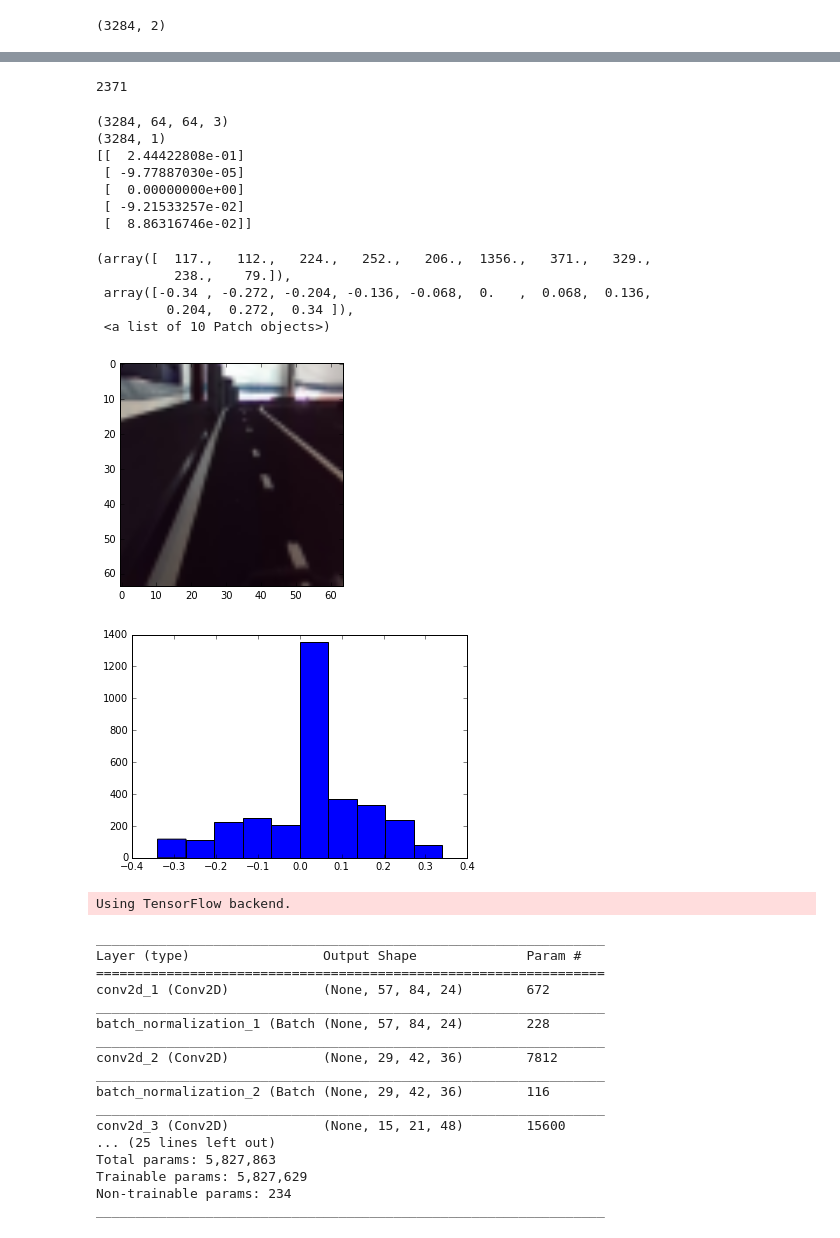
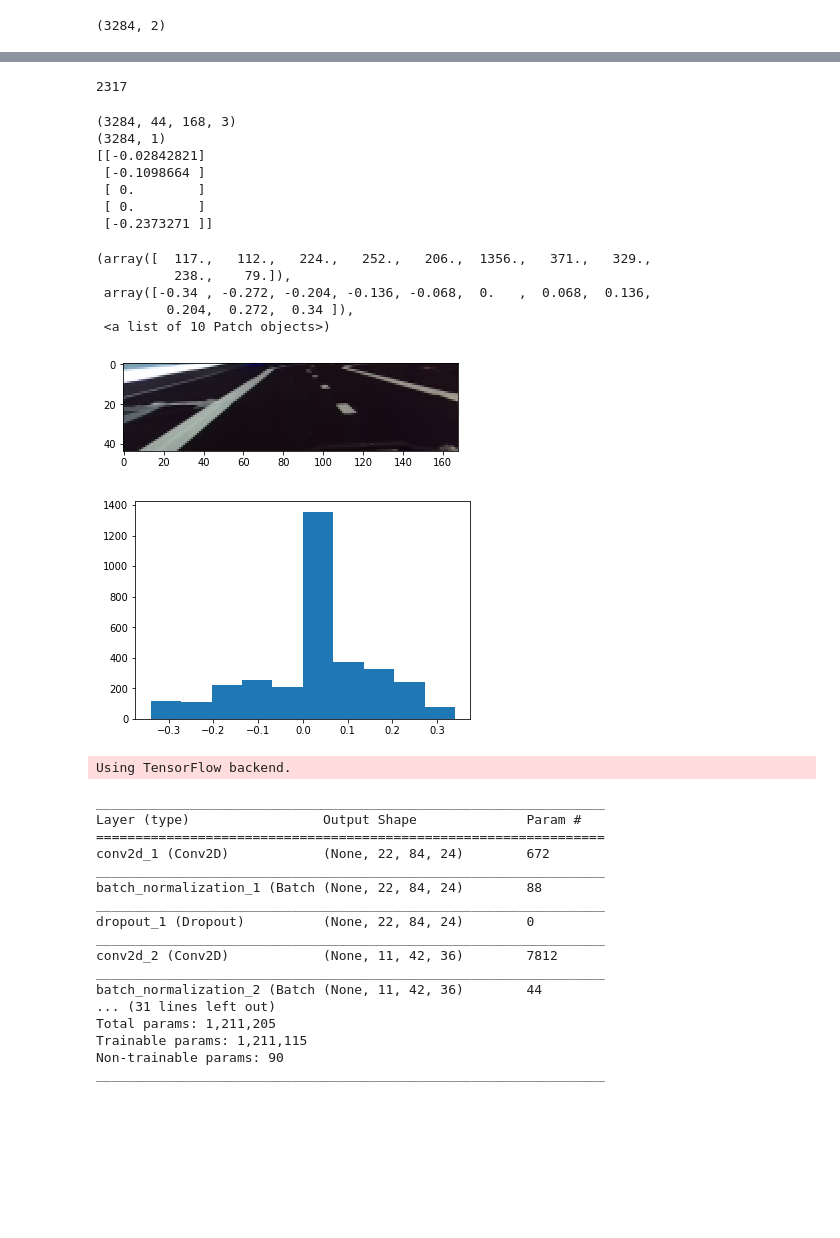
Before and after one commit to wallarug/startcon2017-mit, a Jupyter notebook: notebooks/mit-drive-NN.ipynb, the cells around one changed output, grey strips where cells are left out. Cells and saved outputs as stored; diff of their text form; code cells hidden in the pictures; blank space fills up the shorter version.

Commit message:
updates to the ai image size etc with slightly modified pipeline

```diff
--- a/notebooks/mit-drive-NN.ipynb
+++ b/notebooks/mit-drive-NN.ipynb
@@ -40,7 +40,7 @@ def shuffle_images(df):
     mask = df["steer"] == 0
     zeros = df[mask]
     nonzeros = df[mask==False]
-    sample_size = int(zeros.shape[0]*0.15)
+    sample_size = int(zeros.shape[0]*0.10)
     zero_sample = zeros.sample(n=sample_size)
 
     return zero_sample.append(nonzeros).sample(frac=1).reset_index(drop=True)
@@ -48,45 +48,45 @@ def shuffle_images(df):
 sample = shuffle_images(df)
 print(sample.shape[0])
 # %% [output]
-2371
+2317
 # %%
 def get_images(df):
     result = []
     for path in df["file"]:
         try:
             img = cv2.imread(path)
-            img = img[150:, :]
+            img = img[200:, :]
     #         img = misc.imresize(img, (113,168))
-            img = cv2.resize(img, (64, 64), interpolation=cv2.INTER_AREA)
+            img = cv2.resize(img, (168, 44), interpolation=cv2.INTER_AREA)
             result.append(img)
         except:
             print(path)
             continue
     return np.stack(result)
 
 x = get_images(df)
 print(x.shape)
 y = df.as_matrix(columns=['steer'])
 plt.imshow(x[0])
 print(y.shape)
 print(y[10:15])
 plt.figure()
 plt.hist(y)
 # %% [output]
-(3284, 64, 64, 3)
+(3284, 44, 168, 3)
 (3284, 1)
-[[  2.44422808e-01]
- [ -9.77887030e-05]
- [  0.00000000e+00]
- [ -9.21533257e-02]
- [  8.86316746e-02]]
+[[-0.02842821]
+ [-0.1098664 ]
+ [ 0.        ]
+ [ 0.        ]
+ [-0.2373271 ]]
 (array([  117.,   112.,   224.,   252.,   206.,  1356.,   371.,   329.,
           238.,    79.]),
  array([-0.34 , -0.272, -0.204, -0.136, -0.068,  0.   ,  0.068,  0.136,
          0.204,  0.272,  0.34 ]),
  <a list of 10 Patch objects>)
-[figure, old version]
+[figure, new version]
-[figure, old version]
+[figure, new version]
 # %%
 # TODO: Build a model
 import keras
@@ -103,22 +103,25 @@ from keras.regularizers import l2
 def Nvidia():
     model = Sequential()
 #     model.add(Lambda(lambda x: (x / 255.0) - 0.5, input_shape=(64,64,3)))
-    model.add(Conv2D(24, (3, 3), strides=(2, 2), padding="same", activation="relu", input_shape=(113,168,3)))
+    model.add(Conv2D(24, (3, 3), strides=(2, 2), padding="same", activation="relu", input_shape=(44,168,3)))
     model.add(BatchNormalization(axis=1, gamma_regularizer=l2(0.0001), beta_regularizer=l2(0.0001)))
+    model.add(Dropout(0.2))
     model.add(Conv2D(36, (3, 3), strides=(2, 2), padding="same", activation="relu"))
     model.add(BatchNormalization(axis=1, gamma_regularizer=l2(0.0001), beta_regularizer=l2(0.0001)))
+    model.add(Dropout(0.2))
     model.add(Conv2D(48, (3, 3), strides=(2, 2), padding="same", activation="relu"))
     model.add(BatchNormalization(axis=1, gamma_regularizer=l2(0.0001), beta_regularizer=l2(0.0001)))
+    model.add(Dropout(0.2))
     model.add(Conv2D(64, (3, 3), strides=(2, 2), padding="same", activation="relu"))
     model.add(BatchNormalization(axis=1, gamma_regularizer=l2(0.0001), beta_regularizer=l2(0.0001)))
+    model.add(Dropout(0.2))
     model.add(Conv2D(64, (3, 3), strides=(1, 1), padding="same", activation="relu"))
     model.add(BatchNormalization(axis=1, gamma_regularizer=l2(0.0001), beta_regularizer=l2(0.0001)))
     model.add(Dropout(0.2))
     model.add(Flatten())
-    model.add(Dense(1000, activation="relu"))
-    model.add(Dense(100, activation="relu"))
-    model.add(Dense(50, activation="relu"))
-    model.add(Dense(10, activation="relu"))
+    model.add(Dense(500, activation="relu"))
+    model.add(Dense(125, activation="relu"))
+    model.add(Dense(25, activation="relu"))
     model.add(Dense(1))
     adam = Adam(lr=0.001)
     model.compile(adam, 'mae')
@@ -131,17 +134,17 @@ Using TensorFlow backend.
 _________________________________________________________________
 Layer (type)                 Output Shape              Param #
 =================================================================
-conv2d_1 (Conv2D)            (None, 57, 84, 24)        672
+conv2d_1 (Conv2D)            (None, 22, 84, 24)        672
 _________________________________________________________________
-batch_normalization_1 (Batch (None, 57, 84, 24)        228
+batch_normalization_1 (Batch (None, 22, 84, 24)        88
 _________________________________________________________________
-conv2d_2 (Conv2D)            (None, 29, 42, 36)        7812
+dropout_1 (Dropout)          (None, 22, 84, 24)        0
 _________________________________________________________________
-batch_normalization_2 (Batch (None, 29, 42, 36)        116
+conv2d_2 (Conv2D)            (None, 11, 42, 36)        7812
 _________________________________________________________________
-conv2d_3 (Conv2D)            (None, 15, 21, 48)        15600
-... (25 lines left out)
-Total params: 5,827,863
-Trainable params: 5,827,629
-Non-trainable params: 234
+batch_normalization_2 (Batch (None, 11, 42, 36)        44
+... (31 lines left out)
+Total params: 1,211,205
+Trainable params: 1,211,115
+Non-trainable params: 90
 _________________________________________________________________
```
Also changed, not shown: parts of 8 cells of this notebook, 2 other files.
